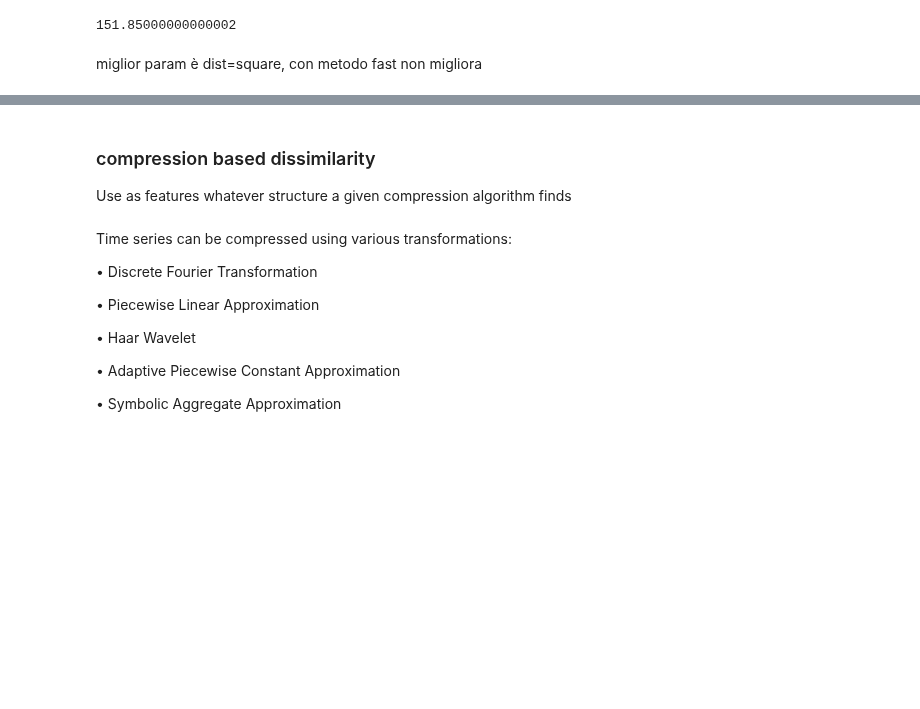
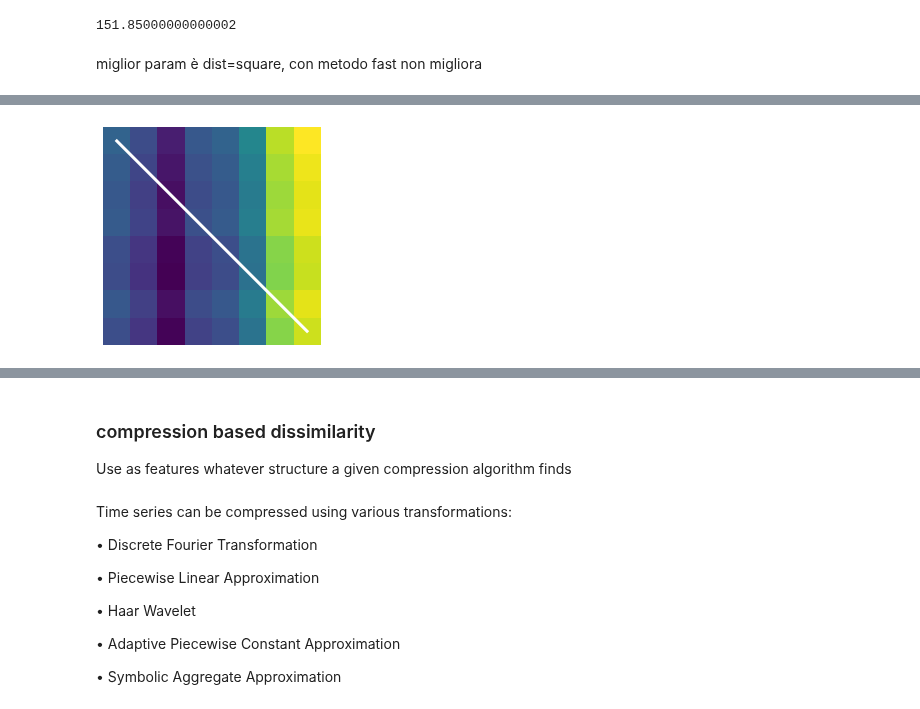
Before and after one commit to moniab/DataMining2Project, a Jupyter notebook: Time series similarity.ipynb, the cells around one changed output, grey strips where cells are left out. Drawn from its saved outputs; the diff is of its cells as text; code cells hidden in the pictures; blank space fills up the shorter version.

```diff
--- a/Time series similarity.ipynb
+++ b/Time series similarity.ipynb
@@ -280,0 +326,8 @@ miglior param è dist=square, con metodo fast non migliora
+# %%
+plt.imshow(mat)
+plt.axis("off")
+plt.autoscale(False)
+plt.plot([j for (i, j) in path], [i for (i, j) in path], "w-", linewidth=3.)
+plt.show()
+# %% [output]
+[figure, added]
```
Also changed, not shown: parts of 11 cells of this notebook.
